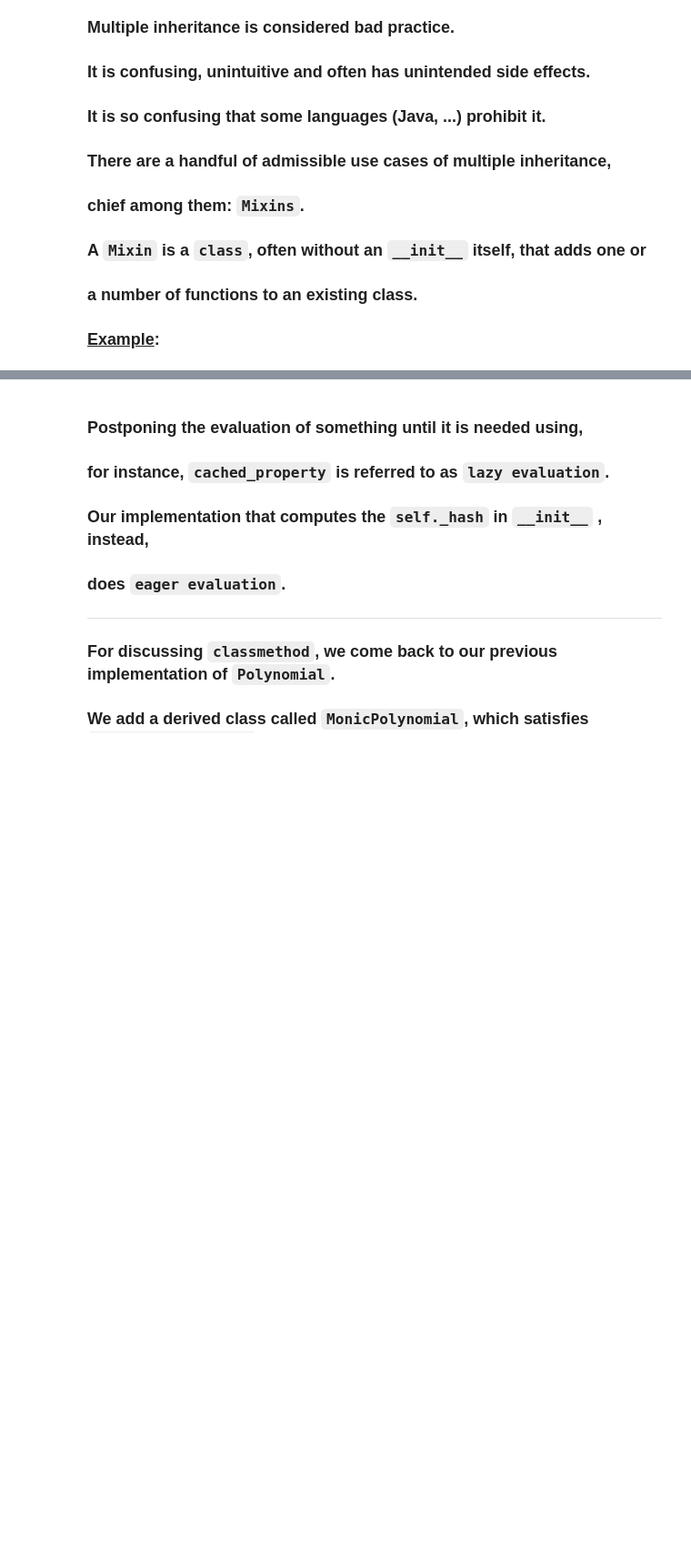
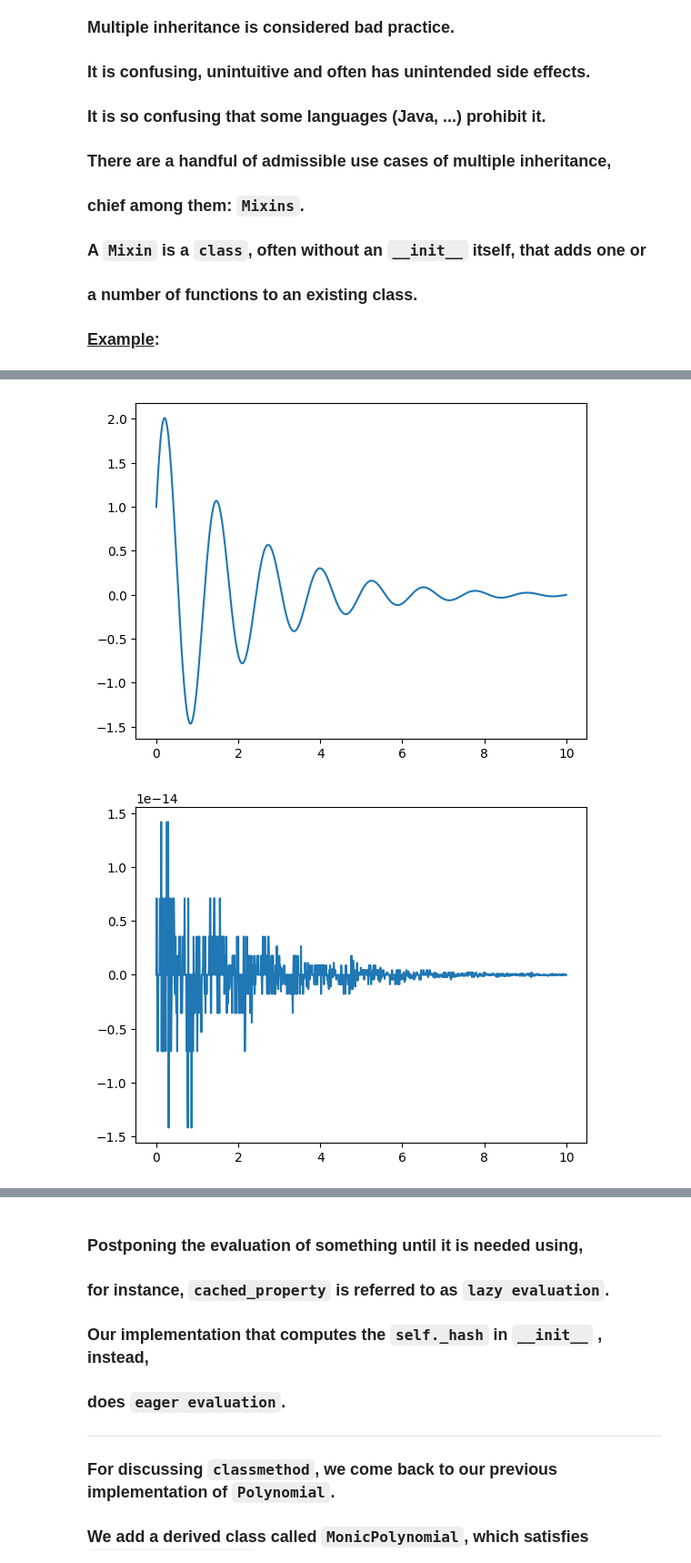
Before and after one commit to JochenHinz/python_seminar, a Jupyter notebook: OOP.ipynb, the cells around one changed output, grey strips where cells are left out. Shown: that part at 91% size. Drawn from its saved outputs; the diff is of its cells as text; code cells hidden in the pictures; blank space fills up the shorter version.

Commit message:
Newest version of the slides

```diff
--- a/OOP.ipynb
+++ b/OOP.ipynb
@@ -2221,15 +2425,16 @@ class Constant(DifferentiableFunction):
 ### Find a minimal implementation below
 # %%
 # %load oop/derivative_chain_hashable_base.py
+""" [IMPORT] """
 import numpy as np
-from typing import Sequence, Tuple, Union, Any, Callable
+from typing import Sequence, Union, Any, Callable
 
 
+""" [HELPER] """
 NumericType = Union[int, float]
 FunctionType = Union['DifferentiableFunction', NumericType]
 
 
-# main function for type coercion
 def as_function(func: FunctionType) -> 'DifferentiableFunction':
   """
     func is a DifferentialFunction => return func,
@@ -2239,21 +2444,26 @@ def as_function(func: FunctionType) -> 'DifferentiableFunction':
   if isinstance(func, DifferentiableFunction):
     return func
   return Constant(func)
+""" [/HELPER] """
 
 
 class DifferentiableFunction:
 
   def __init__(self, args: Sequence[Any]) -> None:
     self._args = tuple(args)
+
+    """ [NEW] - compute the hash value of the instance and store it """
     self._hash = hash(self._args)  # will fail if an element of `args` is not hashable
 
+  """ [NEW] - make the instance hashable """
   def __hash__(self) -> int:
     return self._hash
 
+  """ [NEW] - make the instance comparable self == other ? """
   def __eq__(self, other: Any) -> bool:
     # class not the same => False, hash not the same => instance._args not the same => False
     # If other doesn't have a hash, there's no problem because the first check will fail.
-    return self.__class__ == other.__class__ and hash(self) == hash(other) and self._args == other._args
+    return self.__class__ is other.__class__ and hash(self) == hash(other) and self._args == other._args
 
   def __add__(self, other: FunctionType) -> 'Add':
     return Add(self, other)
@@ -2316,6 +2526,7 @@ class Cos(ChainRule):
   df = lambda self, argument: (-1) * Sin(argument)
 
 
+""" [HELPER] - validate """
 def test():
   """
     Test the whether the class instantiations are
@@ -2360,6 +2585,7 @@ if __name__ == '__main__':
 # %%
 class Add(DifferentiableFunction):
 
+  """ [NEW] - store sorted attributes """
   def __init__(self, f0: FunctionType, f1: FunctionType) -> None:
     self.f0, self.f1 = sorted(map(as_function, (f0, f1)), key=lambda x: (x.__class__.__name__, hash(x)))
     super().__init__([self.f0, self.f1])
@@ -2367,11 +2593,13 @@ class Add(DifferentiableFunction):
 
 class Multiply(DifferentiableFunction):
 
+  """ [NEW] - store sorted attributes """
   def __init__(self, f0: FunctionType, f1: FunctionType) -> None:
     self.f0, self.f1 = sorted(map(as_function, (f0, f1)), key=lambda x: (x.__class__.__name__, hash(x)))
     super().__init__([self.f0, self.f1])
 
 
+""" [HELPER] - validate """
 def test():
   """
     Test the whether the class instantiations are
@@ -2473,12 +2740,16 @@ except Exception as ex:
 # %%
 # %load oop/derivative_chain_Hashable.py
+""" [IMPORT] """
 import numpy as np
 from matplotlib import pyplot as plt
-from typing import Sequence, Tuple, Union, Any, Callable, Hashable, List
+from typing import Sequence, Tuple, Union, Any, Callable
 from abc import abstractmethod
-# from collections.abc import Hashable
+from collections.abc import Hashable
+
+from functools import lru_cache
 
 
+""" [HELPER] """
 NumericType = Union[int, float]
 FunctionType = Union['DifferentiableFunction', NumericType]
 
@@ -2493,6 +2764,19 @@ def as_function(func: FunctionType) -> 'DifferentiableFunction':
   if isinstance(func, DifferentiableFunction):
     return func
   return Constant(func)
+""" [/HELPER] """
+
+
+""" [NEW] - main scope cached first order derivative
+           function called in `DifferentiableFunction.derivative()` """
+@lru_cache
+def _derivative(self: 'DifferentiableFunction') -> 'DifferentiableFunction':
+  """
+  All our classes are hashable. They can be used in combination with lru_cache.
+  We call this function in DifferentiableFunction.derivative().
+  We will never again compute a derivative twice ;-)
+  """
+  return self._deriv()
 
 
 # inheriting from `Hashable` automatically inherits that
@@ -2517,11 +2801,13 @@ class DifferentiableFunction(Hashable):
   def _deriv(self):
     pass
 
+  """ [NEW] - called `cached` first order derivative repeatedly """
   def derivative(self, n: int = 1) -> 'DifferentiableFunction':
     assert (n := int(n)) >= 0
     if n == 0:
       return self
-    return self._deriv().derivative(n=n-1)
+    # use the cached version.
+    return _derivative(self).derivative(n=n-1)
 
   def plot(self, interval: Tuple[int, int] = (0, 1), npoints: int = 1001) -> None:
     """ Plot function over the interval `interval` using `npoints` function evaluations. """
@@ -2640,11 +2926,13 @@ class Cos(ChainRule):
   df = lambda self, argument: (-1) * Sin(argument)
 
 
-# We define a class that passes a Sequence of non-hashable types as `args`
-# to `super().__init__(self, args)`.
-# Since we annotated `args` as a `Sequence[Hashable]`, static type checking will complain.
+""" [NEW] - We define a class that passes a Sequence of non-hashable types as `args`
+            to `super().__init__(self, args)`.
+            Since we annotated `args` as a `Sequence[Hashable]`, static type
+            checking will complain. """
 class BrokenClass(DifferentiableFunction):
 
+  """ [FOCUS] - pass a non-hashable list [1, 2, 3] as sole argument to super().__init__ """
   def __init__(self) -> None:
     super().__init__([[1, 2, 3]])
 
@@ -2655,6 +2943,7 @@ class BrokenClass(DifferentiableFunction):
     return 0.0
 
 
+""" [HELPER] - solve PDE as before """
 def test():
   """
     The differential equation:
@@ -2672,33 +2961,36 @@ def test():
   # Total time interval
   T = 10
 
   # make an argument f(x) = x
   x = Argument()
 
   # choose some c0, c1
   c0, c1 = 2, 1
 
   # make the damping term
   exp = Exp(-.5 * x)
 
   # define the natural frequency
   w0 = 3 * np.sqrt(11) / 2
 
   # create y(x) using syntactic sugar
   y = c0 * exp * Sin(w0 * x) + c1 * exp * Cos(w0 * x)
 
   # set plot interval
   interval = (0, T)
 
   # plot y:
   y.plot(interval=interval)
 
   # If we plot the below, what should we get ?
   (25 * y + y.derivative() + y.derivative(2)).plot(interval=interval)
 
 
 if __name__ == '__main__':
   test()
+# %% [output]
+[figure, added]
+[figure, added]
 # %% [markdown]
 ### The implementation annotates `DifferentiableFunction.__init__(self, args: Sequence[Hashable])`
 ### to declare `args` as a sequence of `Hashable`s.
```
Also changed, not shown: parts of 91 cells of this notebook, 11 other files.
